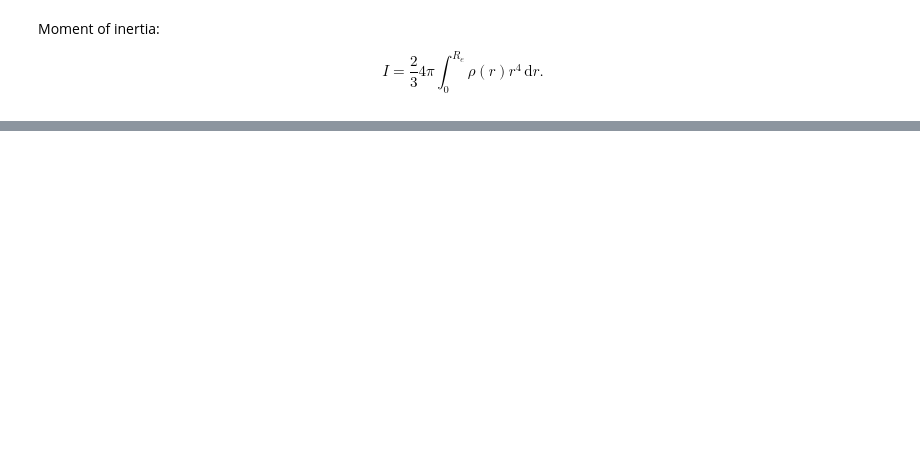
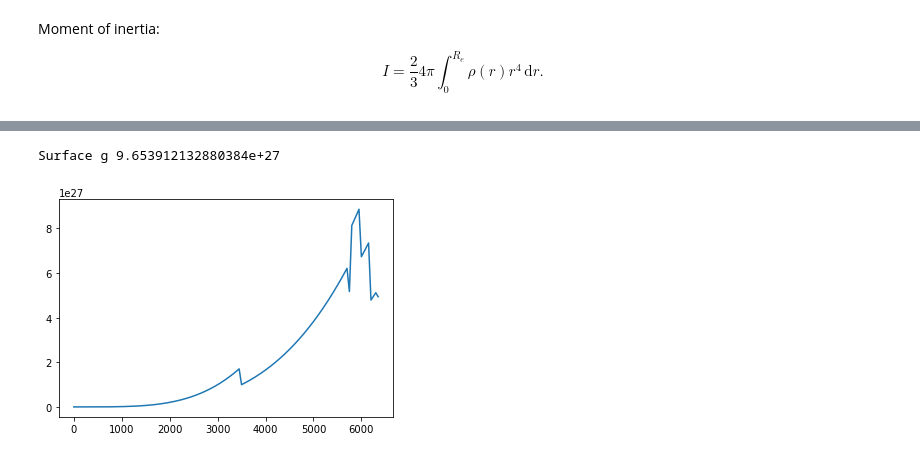
Before and after one commit to andreww/prem4derg, a Jupyter notebook: week_1_talk/week_1_slides.ipynb, the cells around one changed output, grey strips where cells are left out. Drawn from its saved outputs; the diff is of its cells as text; code cells hidden in the pictures; blank space fills up the shorter version.

```diff
--- a/week_1_talk/week_1_slides.ipynb
+++ b/week_1_talk/week_1_slides.ipynb
@@ -117,20 +117,20 @@ class PeicewisePolynomial(object):
 
     def integrate(self, a, b):
 
-        antiderivative = self.antiderivative()
+        #antiderivative = self.antiderivative()
         integral = 0
         lower_bound = a
         for bpi, bp in enumerate(self.breakpoints):
             if bp > lower_bound:
                 if self.breakpoints[bpi] >= b:
                     # Just the one segment left - add it and end
-                    integral = integral + (antiderivative(b, break_down=True) - antiderivative(lower_bound))
+                    integral = integral + (self(b, break_down=True) - self(lower_bound))
                     #print(integral, lower_bound, b, 'done')
                     break
                 else:
                     # segment from lower bound to bp
                     # add it, increment lower_bound and contiue
-                    integral = integral + (antiderivative(bp, break_down=True) - antiderivative(lower_bound))
+                    integral = integral + (self(bp, break_down=True) - self(lower_bound))
                     #print(integral, lower_bound, bp)
                     lower_bound = bp
 
@@ -261,3 +261,5 @@ r2_breakpoints = np.array([0.0, 1221.5, 3480.0, 3630.0, 5600.0, 5701.0, 5771.0,
                         5971.0, 6151.0, 6291.0, 6346.6, 6356.0, 6368.0, 6371.0])
 r2_poly = PeicewisePolynomial(r2_params, r2_breakpoints)
 mass_poly = prem.density_poly.mult(r2_poly)
+mass_poly = mass_poly.antiderivative()
+mass_poly.coeffs = mass_poly.coeffs * 4.0 * np.pi
@@ -317,0 +306,41 @@ I/MR**2: 0.3307995553696296
+# %%
+G = 6.6743E-11
+
+r2_params = np.array([[0,  0.0000, 1000.0**3],
+                      [0,  0.0000, 1000.0**3],
+                      [0,  0.0000, 1000.0**3],
+                      [0,  0.0000, 1000.0**3],
+                      [0,  0.0000, 1000.0**3],
+                      [0,  0.0000, 1000.0**3],
+                      [0,  0.0000, 1000.0**3],
+                      [0,  0.0000, 1000.0**3],
+                      [0,  0.0000, 1000.0**3],
+                      [0,  0.0000, 1000.0**3],
+                      [0,  0.0000, 1000.0**3],
+                      [0,  0.0000, 1000.0**3],
+                      [0,  0.0000, 1000.0**3]])
+
+g_coefs = np.zeros((mass_poly.coeffs.shape[0], mass_poly.coeffs.shape[1]))
+for seg in range(r2_params.shape[0]):
+    quo, rem = np.polynomial.polynomial.polydiv(mass_poly.coeffs[seg,:]*G, r2_params[seg,:])
+    g_coefs[seg,:quo.size] = quo
+    assert rem == 0, "What do I do with this?"
+
+#g_coefs = g_coefs * G
+
+g_poly = PeicewisePolynomial(g_coefs, r2_breakpoints)
+g_poly = mass_poly.antiderivative()
+# %%
+g_surf = g_poly.integrate(0.0,6371.0)
+print("Surface g", g_surf)
+# %% [output]
+Surface g 9.653912132880384e+27
+# %%
+fig, ax = plt.subplots()
+
+rs = np.arange(0, 6371.0, 50)
+ax.plot(rs, g_poly(rs))
+
+plt.show()
+# %% [output]
+[figure, added]
```
Also changed, not shown: parts of 7 cells of this notebook.
